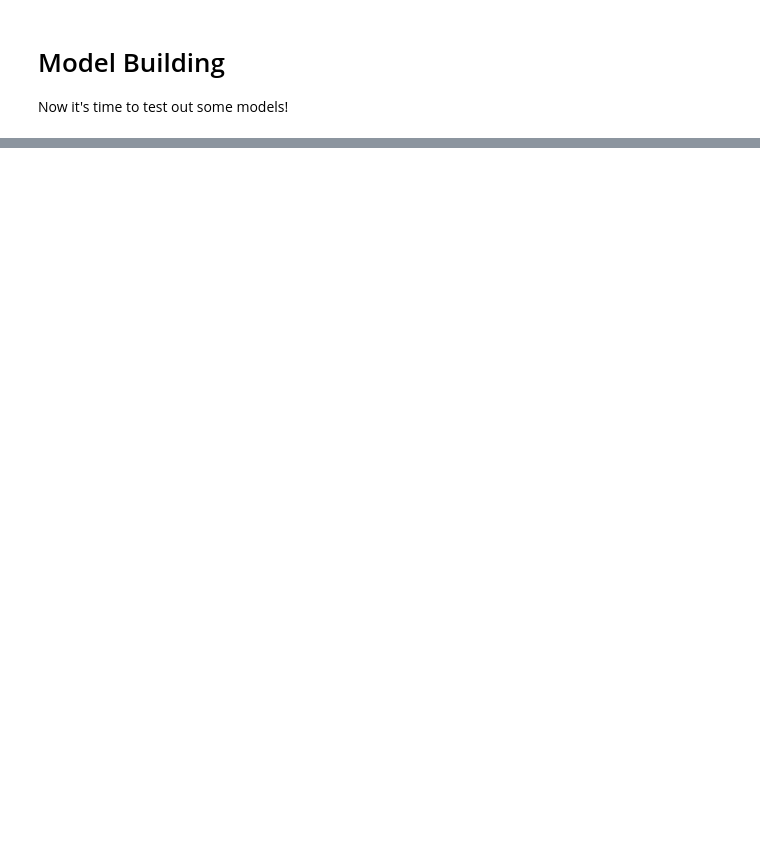
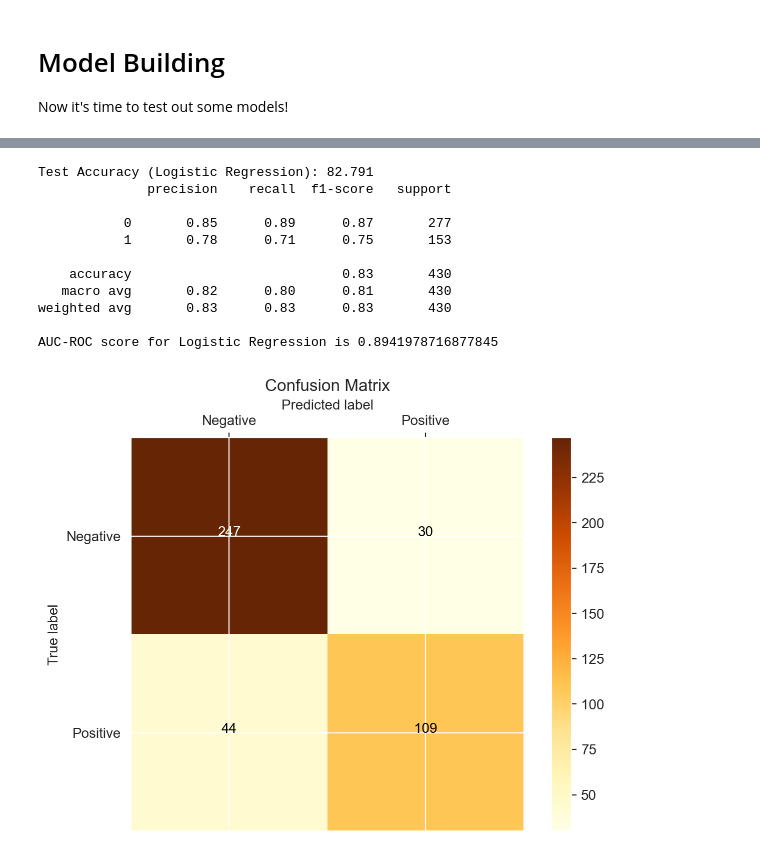
Before and after one commit to akcone2003/Alzheimers_Investigation, a Jupyter notebook: analysis.ipynb, the cells around one changed output, grey strips where cells are left out. Drawn from its saved outputs; the diff is of its cells as text; code cells hidden in the pictures; blank space fills up the shorter version.

```diff
--- a/analysis.ipynb
+++ b/analysis.ipynb
@@ -277,0 +454,36 @@ Now it's time to test out some models!
+# %%
+# Testing best logistic regression model
+best_logreg_model = grid_search_log.best_estimator_
+
+test_predictions_logreg = best_logreg_model.predict(test)
+
+test_accuracy_logreg = accuracy_score(y_test, test_predictions_logreg)
+
+print(f"Test Accuracy (Logistic Regression): {test_accuracy_logreg*100:.3f}")
+
+# Classification Report
+print(metrics.classification_report(y_test, test_predictions_logreg))
+
+# Predict probabilities
+probabilities_logreg = best_logreg_model.predict_proba(test)
+
+# Probabilities for positive class
+auc = roc_auc_score(y_test, probabilities_logreg[:, 1])
+
+print(f"AUC-ROC score for Logistic Regression is {auc}")
+
+# Confusion Matrix
+draw_confusion_matrix(y_test, test_predictions_logreg, ['Negative', 'Positive'])
+# %% [output]
+Test Accuracy (Logistic Regression): 82.791
+              precision    recall  f1-score   support
+
+           0       0.85      0.89      0.87       277
+           1       0.78      0.71      0.75       153
+
+    accuracy                           0.83       430
+   macro avg       0.82      0.80      0.81       430
+weighted avg       0.83      0.83      0.83       430
+
+AUC-ROC score for Logistic Regression is 0.8941978716877845
+[figure, added]
```
Also changed, not shown: parts of 30 cells of this notebook, 3 other files.
